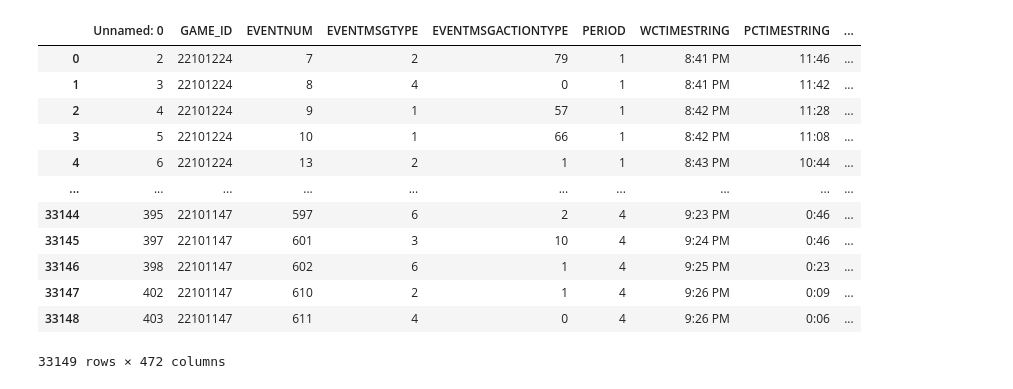
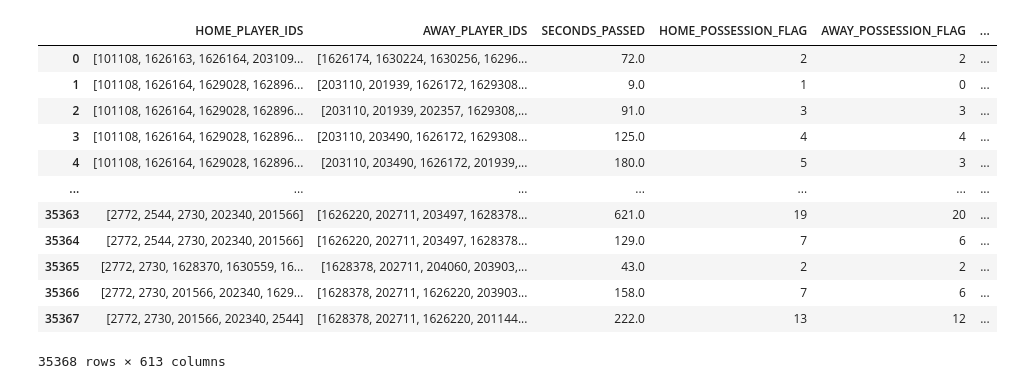
Before and after one commit to ImWesAdams/NBAPredictionsAndData, a Jupyter notebook: NBA Compile Play by Play Data.ipynb, the cells around one changed output. Drawn from its saved outputs; the diff is of its cells as text; code cells hidden in the pictures.

Commit message:
Compiling data into CSV

```diff
--- a/NBA Compile Play by Play Data.ipynb
+++ b/NBA Compile Play by Play Data.ipynb
@@ -229,29 +197,0 @@ KeyboardInterrupt:
-# %%
-test_df = pd.read_csv('play_by_play_run'+now_time+'.csv')
-mlb = MultiLabelBinarizer()
-test_df['HOME_PLAYER_IDS']=test_df['HOME_PLAYER_IDS'].str.split(',')
-test_df['AWAY_PLAYER_IDS']=test_df['AWAY_PLAYER_IDS'].str.split(',')
-test_df = test_df.merge(pd.DataFrame(mlb.fit_transform(test_df['HOME_PLAYER_IDS']),columns=mlb.classes_, index=test_df.index),
-                     how='inner', left_index=True, right_index=True)
-# test_df = test_df.merge(pd.DataFrame(mlb.fit_transform(test_df['AWAY_PLAYER_IDS']),columns=mlb.classes_, index=test_df.index),
-#                      how='inner', left_index=True, right_index=True)
-for idx,row in test_df.iterrows():
-    for player in row['AWAY_PLAYER_IDS']:
-        test_df.at[idx,player]=-1
-test_df.iloc[:,55:].fillna(0,inplace=True)
-test_df.to_csv('test_df'+now_time+'.csv')
-test_df
-# %% [output]
-|  | Unnamed: 0 | GAME_ID | EVENTNUM | EVENTMSGTYPE | EVENTMSGACTIONTYPE | PERIOD | WCTIMESTRING | PCTIMESTRING | ... |
-| 0 | 2 | 22101224 | 7 | 2 | 79 | 1 | 8:41 PM | 11:46 | ... |
-| 1 | 3 | 22101224 | 8 | 4 | 0 | 1 | 8:41 PM | 11:42 | ... |
-| 2 | 4 | 22101224 | 9 | 1 | 57 | 1 | 8:42 PM | 11:28 | ... |
-| 3 | 5 | 22101224 | 10 | 1 | 66 | 1 | 8:42 PM | 11:08 | ... |
-| 4 | 6 | 22101224 | 13 | 2 | 1 | 1 | 8:43 PM | 10:44 | ... |
-| ... | ... | ... | ... | ... | ... | ... | ... | ... | ... |
-| 33144 | 395 | 22101147 | 597 | 6 | 2 | 4 | 9:23 PM | 0:46 | ... |
-| 33145 | 397 | 22101147 | 601 | 3 | 10 | 4 | 9:24 PM | 0:46 | ... |
-| 33146 | 398 | 22101147 | 602 | 6 | 1 | 4 | 9:25 PM | 0:23 | ... |
-| 33147 | 402 | 22101147 | 610 | 2 | 1 | 4 | 9:26 PM | 0:09 | ... |
-| 33148 | 403 | 22101147 | 611 | 4 | 0 | 4 | 9:26 PM | 0:06 | ... |
-33149 rows × 472 columns
@@ -257,0 +219,31 @@ test_df
+# %%
+test_df = pd.read_csv('play_by_play_run2022-05-17-13-58-05.csv')
+test_df = test_df.groupby(['HOME_PLAYER_IDS','AWAY_PLAYER_IDS']).agg({'SECONDS_PASSED':'sum','HOME_POSSESSION_FLAG':'sum',
+                                                           'AWAY_POSSESSION_FLAG':'sum','HOME_SCORE_DIFFERENCE':'sum',
+                                                           'AWAY_SCORE_DIFFERENCE':'sum','HOME_VS_AWAY':'sum'}).reset_index()
+cols = test_df.columns
+mlb = MultiLabelBinarizer()
+test_df['HOME_PLAYER_IDS']=test_df['HOME_PLAYER_IDS'].str.split(',')
+test_df['AWAY_PLAYER_IDS']=test_df['AWAY_PLAYER_IDS'].str.split(',')
+test_df = test_df.merge(pd.DataFrame(mlb.fit_transform(test_df['HOME_PLAYER_IDS']),columns=mlb.classes_, index=test_df.index),
+                     how='inner', left_index=True, right_index=True)
+for idx,row in test_df.iterrows():
+    for player in row['AWAY_PLAYER_IDS']:
+        test_df.at[idx,player]=-1
+test_df.fillna(0,inplace=True)
+# test_df.to_csv('test_df'+now_time+'.csv')
+test_df
+# %% [output]
+|  | HOME_PLAYER_IDS | AWAY_PLAYER_IDS | SECONDS_PASSED | HOME_POSSESSION_FLAG | AWAY_POSSESSION_FLAG | ... |
+| 0 | [101108, 1626163, 1626164, 203109... | [1626174, 1630224, 1630256, 16296... | 72.0 | 2 | 2 | ... |
+| 1 | [101108, 1626164, 1629028, 162896... | [203110, 201939, 1626172, 1629308... | 9.0 | 1 | 0 | ... |
+| 2 | [101108, 1626164, 1629028, 162896... | [203110, 201939, 202357, 1629308,... | 91.0 | 3 | 3 | ... |
+| 3 | [101108, 1626164, 1629028, 162896... | [203110, 203490, 1626172, 1629308... | 125.0 | 4 | 4 | ... |
+| 4 | [101108, 1626164, 1629028, 162896... | [203110, 203490, 1626172, 201939,... | 180.0 | 5 | 3 | ... |
+| ... | ... | ... | ... | ... | ... | ... |
+| 35363 | [2772, 2544, 2730, 202340, 201566] | [1626220, 202711, 203497, 1628378... | 621.0 | 19 | 20 | ... |
+| 35364 | [2772, 2544, 2730, 202340, 201566] | [1626220, 202711, 203497, 1628378... | 129.0 | 7 | 6 | ... |
+| 35365 | [2772, 2730, 1628370, 1630559, 16... | [1628378, 202711, 204060, 203903,... | 43.0 | 2 | 2 | ... |
+| 35366 | [2772, 2730, 201566, 202340, 1629... | [1628378, 202711, 1626220, 203903... | 158.0 | 7 | 6 | ... |
+| 35367 | [2772, 2730, 201566, 202340, 2544] | [1628378, 202711, 1626220, 201144... | 222.0 | 13 | 12 | ... |
+35368 rows × 613 columns
```
Also changed, not shown: parts of 10 cells of this notebook.
